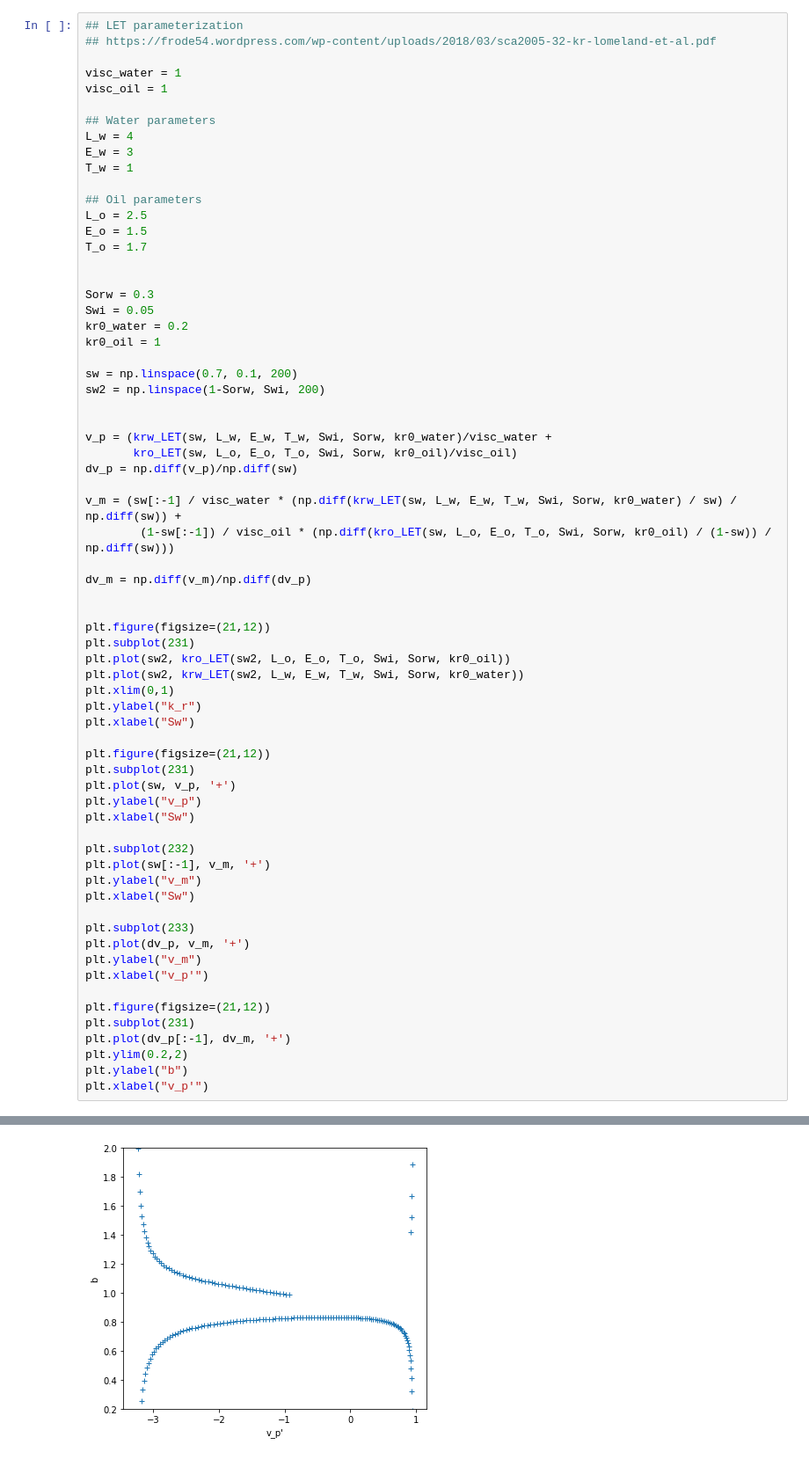
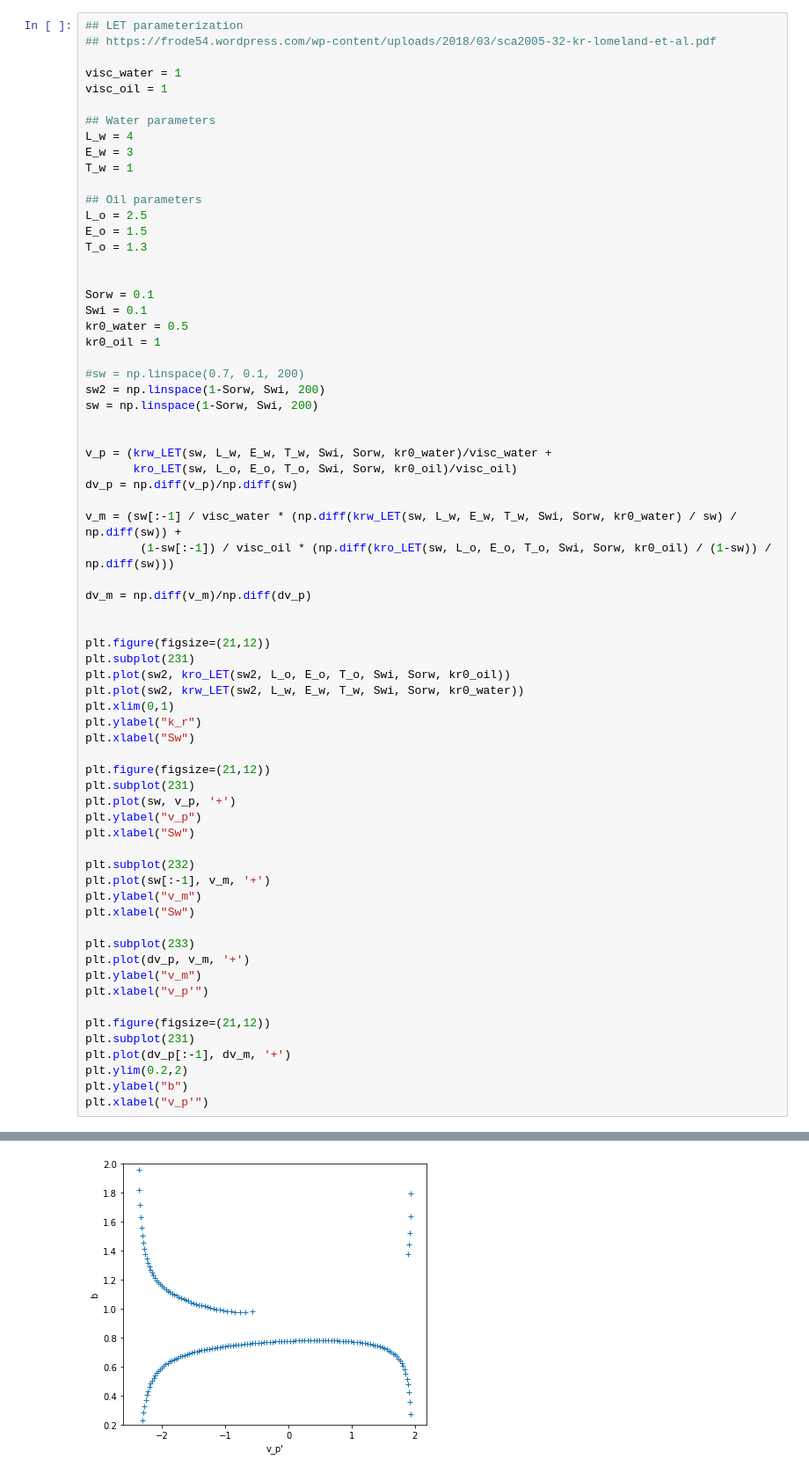
Before and after one commit to thomaram/Co-moving-velocity, a Jupyter notebook: co_move_velocity_plt.ipynb, the cells around one changed output, grey strips where cells are left out. Shown at 88% size. Cells and saved outputs as stored; diff of their text form.

```diff
--- a/co_move_velocity_plt.ipynb
+++ b/co_move_velocity_plt.ipynb
@@ -98,16 +98,17 @@ T_w = 1
 ## Oil parameters
 L_o = 2.5
 E_o = 1.5
-T_o = 1.7
+T_o = 1.3
 
 
-Sorw = 0.3
-Swi = 0.05
-kr0_water = 0.2
+Sorw = 0.1
+Swi = 0.1
+kr0_water = 0.5
 kr0_oil = 1
 
-sw = np.linspace(0.7, 0.1, 200)
+#sw = np.linspace(0.7, 0.1, 200)
 sw2 = np.linspace(1-Sorw, Swi, 200)
+sw = np.linspace(1-Sorw, Swi, 200)
 
 
 v_p = (krw_LET(sw, L_w, E_w, T_w, Swi, Sorw, kr0_water)/visc_water +
@@ -157,4 +158,4 @@ Text(0.5, 0, "v_p'")
-[figure, old version]
+[figure, new version]
 # %%
 # Fig 1 analogue
 # Roy, S., Pedersen, H., Sinha, S., & Hansen, A. (2022).
```
Also changed, not shown: parts of 2 cells of this notebook.
